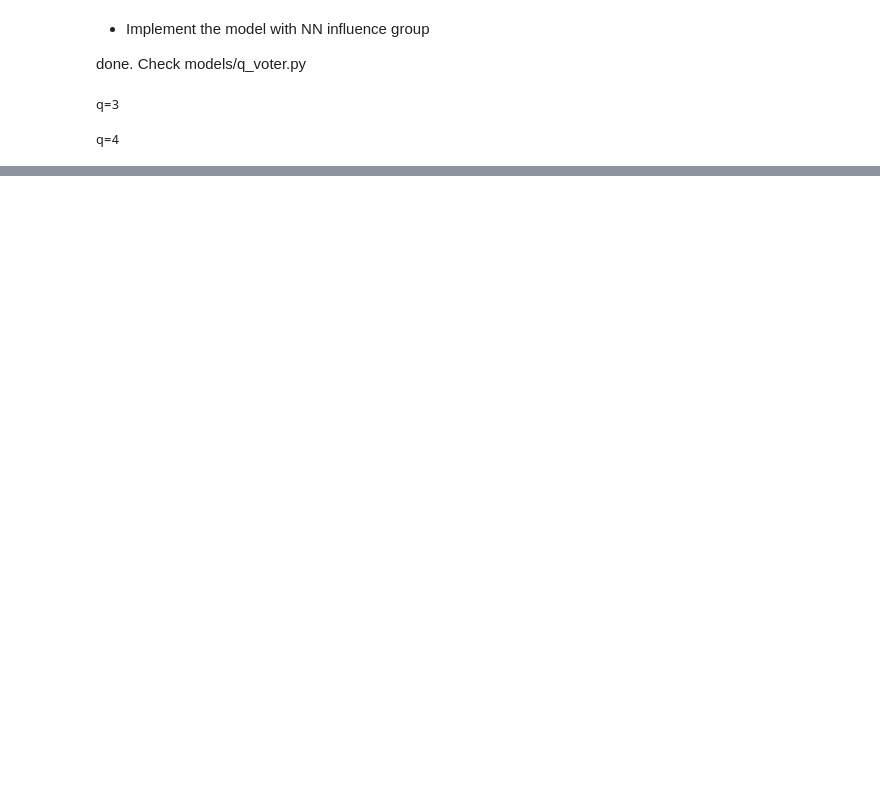
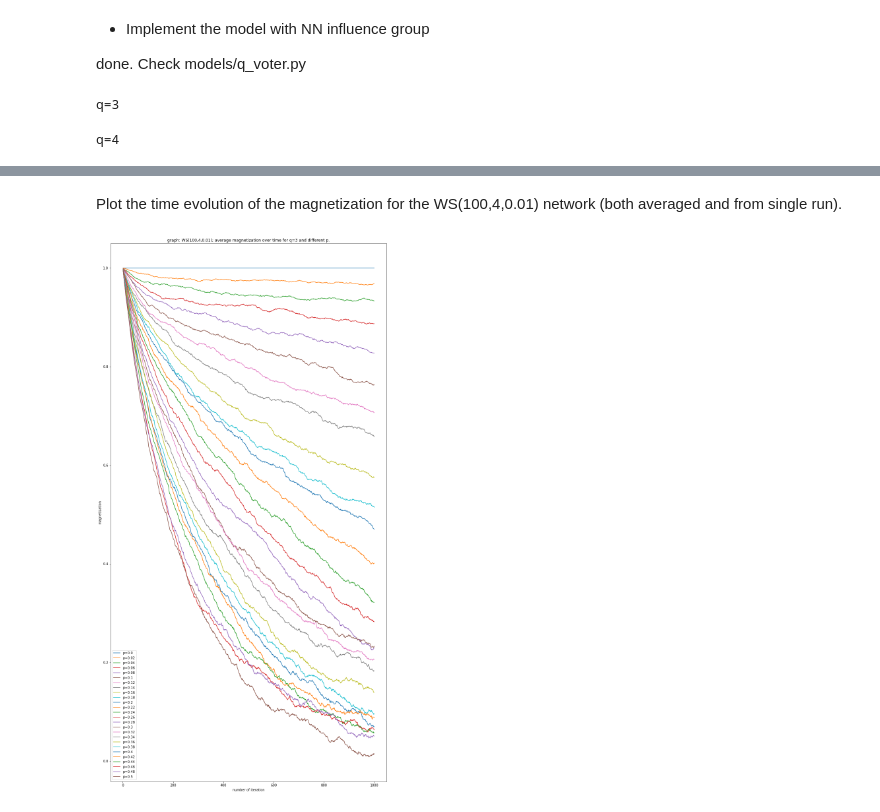
Before and after one commit to rogulforce/DPoCN, a Jupyter notebook: list_6/presentation.ipynb, the cells around one changed output, grey strips where cells are left out. Drawn from its saved outputs; the diff is of its cells as text; code cells hidden in the pictures; blank space fills up the shorter version.

```diff
--- a/list_6/presentation.ipynb
+++ b/list_6/presentation.ipynb
@@ -62,7 +68,7 @@ for q_i in q:
         for _ in range(MC_runs):
             mg = q_voter.simulate(num_of_events=num_of_steps, p=p_i, q=q_i)
             magnetization_over_time.append(mg)
-        all_data.append(('WS(100,4,0.02)',
+        all_data.append(('WS(100,4,0.01)',
             q_i,
             p_i,
             np.mean(magnetization_over_time, 0)
@@ -121,0 +119,8 @@ for q_i in q:
+# %%
+df = pd.DataFrame(all_data, columns=['graph_name','q','p','avg_magnetization_over_time'])
+
+# save to pickle
+with open('data/all_data.pickle', 'wb') as handle:
+    pickle.dump(df, handle, protocol=pickle.HIGHEST_PROTOCOL)
+
+df
@@ -121,0 +141,4 @@ for q_i in q:
+# %%
+with open('data/all_data.pickle', 'rb') as handle:
+    df = pickle.load(handle)
+df
@@ -121,0 +159,21 @@ for q_i in q:
+# %% [markdown]
+Plot the time evolution of the magnetization for the WS(100,4,0.01)
+network (both averaged and from single run).
+# %%
+name = 'WS(100,4,0.01)'
+q=3
+
+ws100401 = df[df['graph_name'] == name]
+
+plt.figure(figsize=(15,30))
+x=np.linspace(1,1000,1000)
+for index, row in ws100401[ws100401['q'] == q].iterrows():
+    plt.plot(x,row['avg_magnetization_over_time'], label=f'p={row["p"]}')
+
+plt.legend()
+plt.ylabel('magnetization')
+plt.xlabel('number of iteration')
+plt.title(f'graph: {name}; average magnetization over time for q={q} and different p.')
+plt.show()
+# %% [output]
+[figure, added]
```
Also changed, not shown: parts of 16 cells of this notebook, 2 other files.
